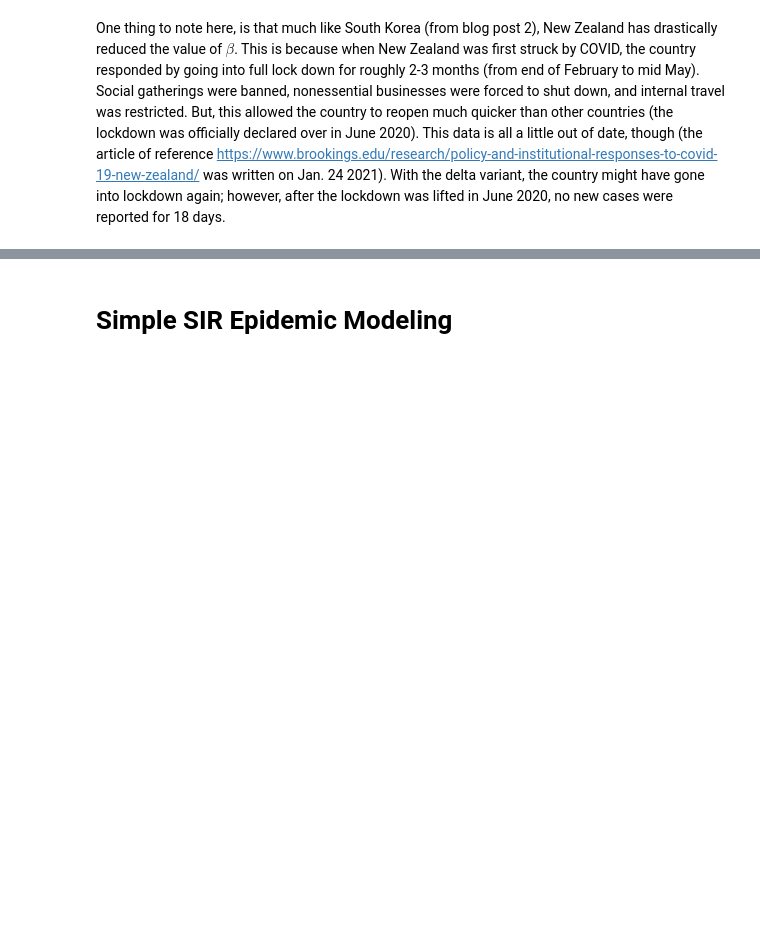
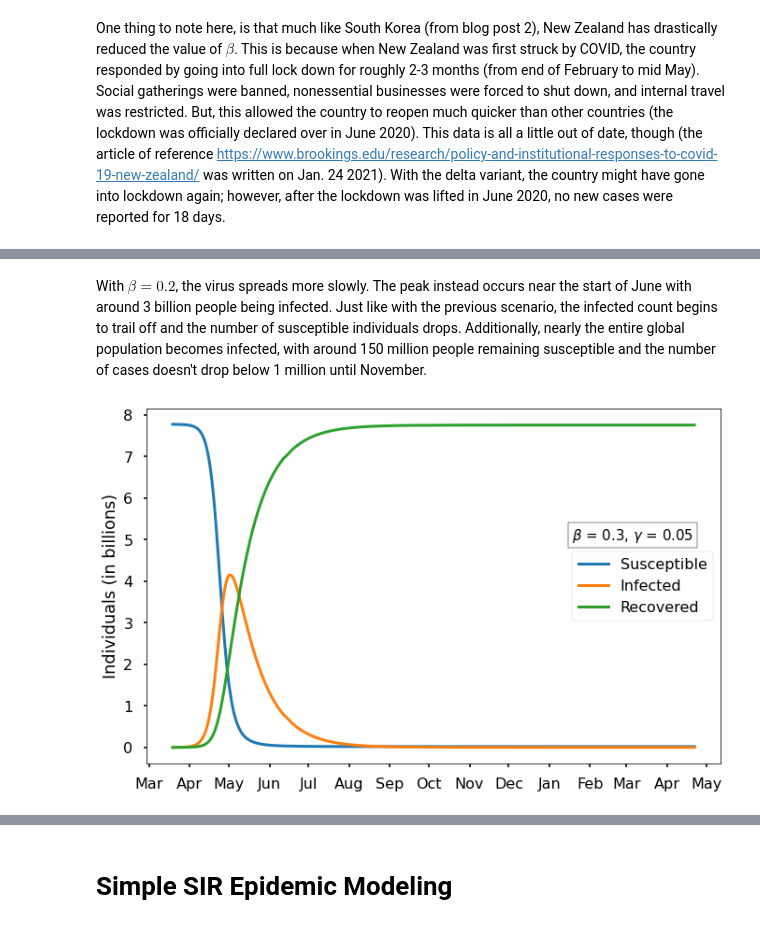
Before and after one commit to benjaminwarner/senior-project, a Jupyter notebook: SIR_Modeling.ipynb, the cells around one changed output, grey strips where cells are left out. Drawn from its saved outputs; the diff is of its cells as text; code cells hidden in the pictures; blank space fills up the shorter version.

```diff
--- a/SIR_Modeling.ipynb
+++ b/SIR_Modeling.ipynb
@@ -101,0 +148,6 @@ One thing to note here, is that much like South Korea (from blog post 2), New Ze
+# %% [markdown]
+With $\beta = 0.2$, the virus spreads more slowly. The peak instead occurs near the start of June with around 3 billion people being infected. Just like with the previous scenario, the infected count begins to trail off and the number of susceptible individuals drops. Additionally, nearly the entire global population becomes infected, with around 150 million people remaining susceptible and the number of cases doesn't drop below 1 million until November.
+# %%
+plot_SIR(beta=0.3)
+# %% [output]
+[figure, added]
```
Also changed, not shown: parts of 9 cells of this notebook.
